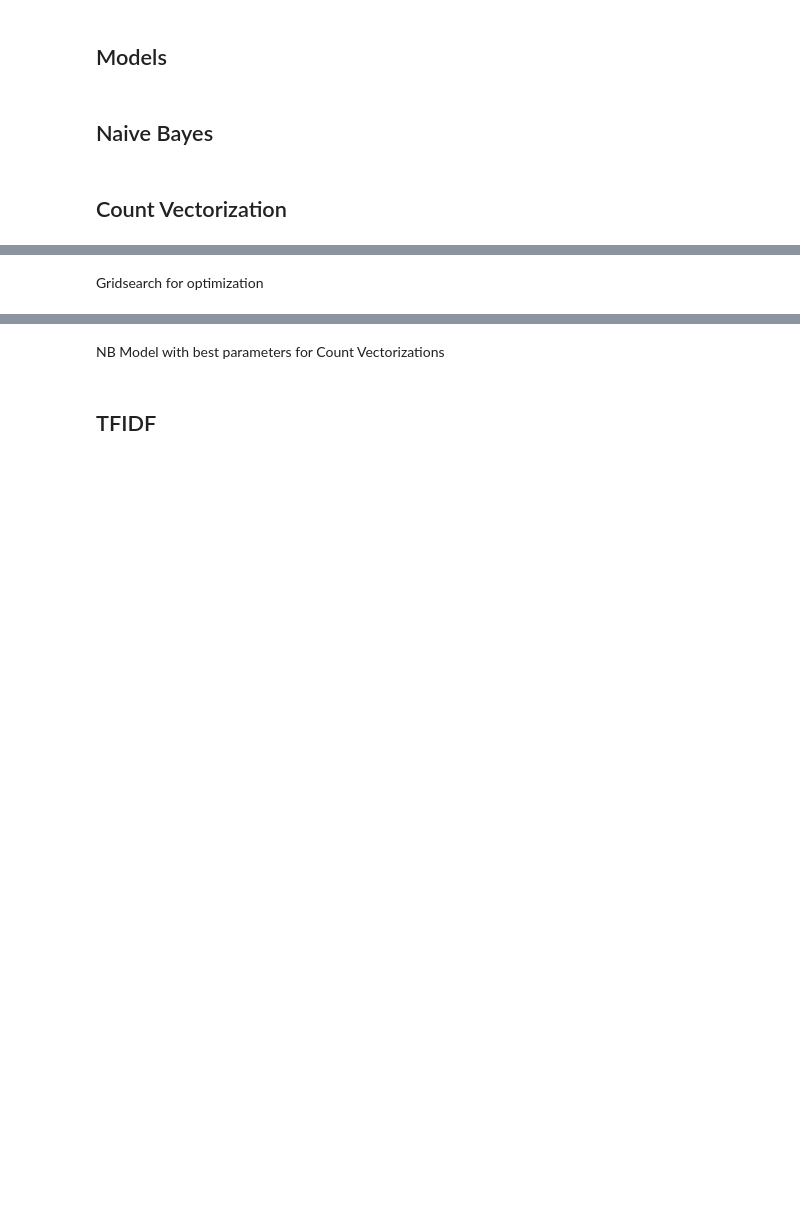
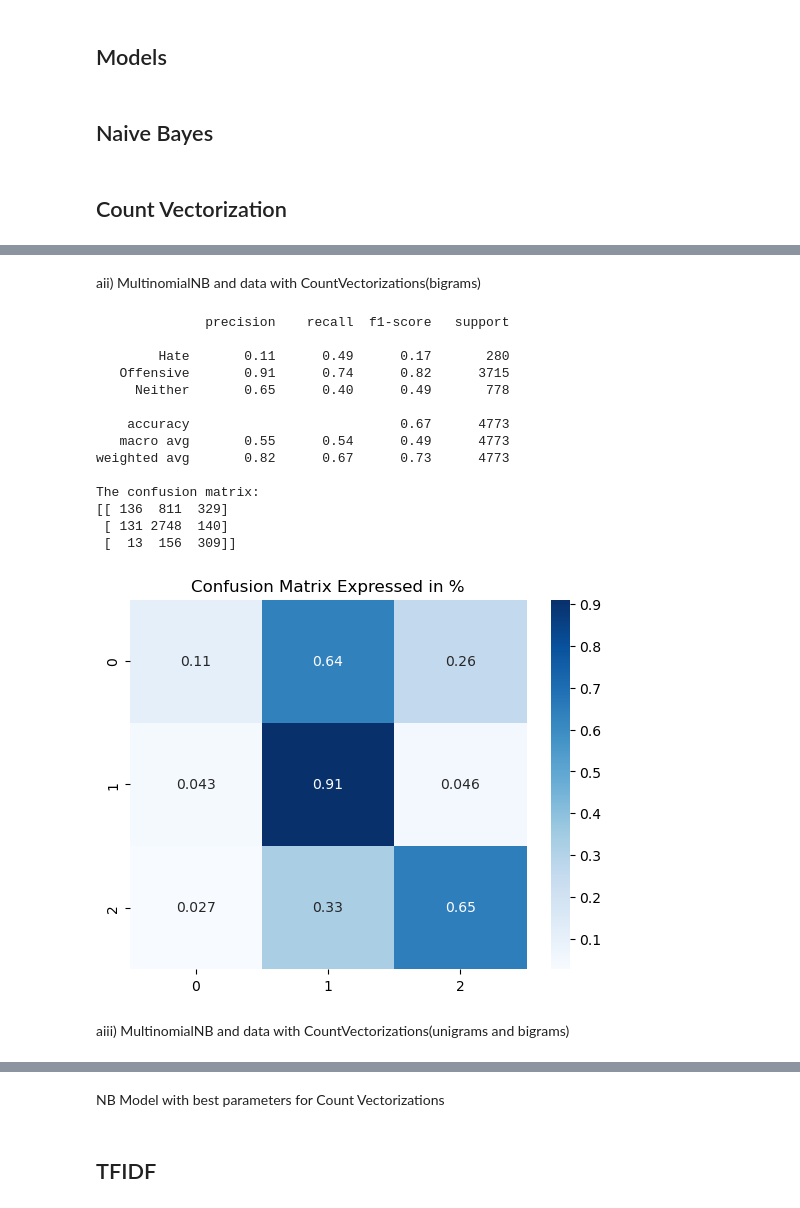
Before and after one commit to Disquietudee/Recognising-hate-speech-on-twitter-vs-offensive-language, a Jupyter notebook: baseline_model_NB.ipynb, the cells around one changed output, grey strips where cells are left out. Saved outputs shown, nothing was run; the diff lists cells and outputs as text; code cells hidden in the pictures; blank space fills up the shorter version.

Commit message:
Update baseline_model_naive bayes
Utilize count vectorizer and TDIF vectorizer to produce tweets in unigram, bigrams, unigrams and bigrams.

Train the model and compare accuracy of these 6 diff types

```diff
--- a/baseline_model_NB.ipynb
+++ b/baseline_model_NB.ipynb
@@ -106,0 +114,17 @@ count_vec.vocabulary_
+# %%
+#Count Vectorizing the X_train
+bigram_count_vec = CountVectorizer(ngram_range=(2,2))
+bigram_count_vec.fit(X_train)
+
+X_train_count_bigram = bigram_count_vec.transform(X_train)
+X_train_count_bigram = X_train_count_bigram.toarray()
+
+#Count Vectorizing the X_cv
+X_cv_count = bigram_count_vec.transform(X_cv)
+X_cv_count = X_cv_count.toarray()
+
+#Count Vectorizing the X_test
+X_test_count_bigram = bigram_count_vec.transform(X_test)
+X_test_count_bigram = X_test_count_bigram.toarray()
+
+bigram_count_vec.vocabulary_
@@ -160,0 +276,2 @@ After Oversampling: Counter({1: 11062, 2: 11062, 0: 11062})
+# %%
+X_train_over_count_bigram, y_train_over_count_bigram = oversample(X_train_count_bigram, y_train)
@@ -210,3 +351 @@ The confusion matrix:
 [figure]
-# %% [markdown]
-Gridsearch for optimization
@@ -222,0 +352,30 @@ Gridsearch for optimization
+# %% [markdown]
+aii) MultinomialNB and data with CountVectorizations(bigrams)
+# %%
+# Initalising model
+nbb = MultinomialNB()
+
+# Train and predict
+nbb.fit(X_train_over_count_bigram, y_train_over_count_bigram)
+y_preds = nbb.predict(X_test_count_bigram)
+# %%
+# output statistics
+printModelStats(y_preds, y_test)
+# %% [output]
+              precision    recall  f1-score   support
+
+        Hate       0.11      0.49      0.17       280
+   Offensive       0.91      0.74      0.82      3715
+     Neither       0.65      0.40      0.49       778
+
+    accuracy                           0.67      4773
+   macro avg       0.55      0.54      0.49      4773
+weighted avg       0.82      0.67      0.73      4773
+
+The confusion matrix:
+[[ 136  811  329]
+ [ 131 2748  140]
+ [  13  156  309]]
+[figure, added]
+# %% [markdown]
+aiii) MultinomialNB and data with CountVectorizations(unigrams and bigrams)
```
Also changed, not shown: parts of 40 cells of this notebook.
